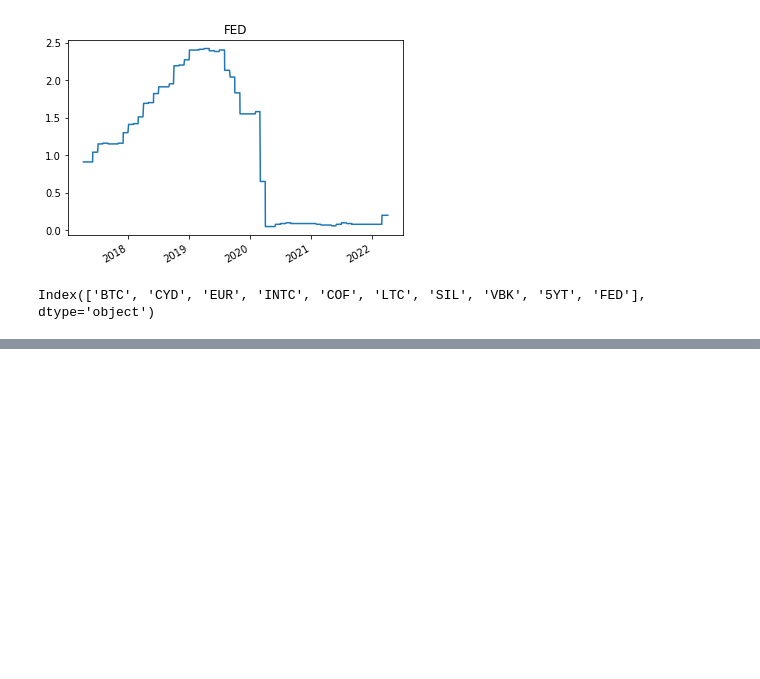
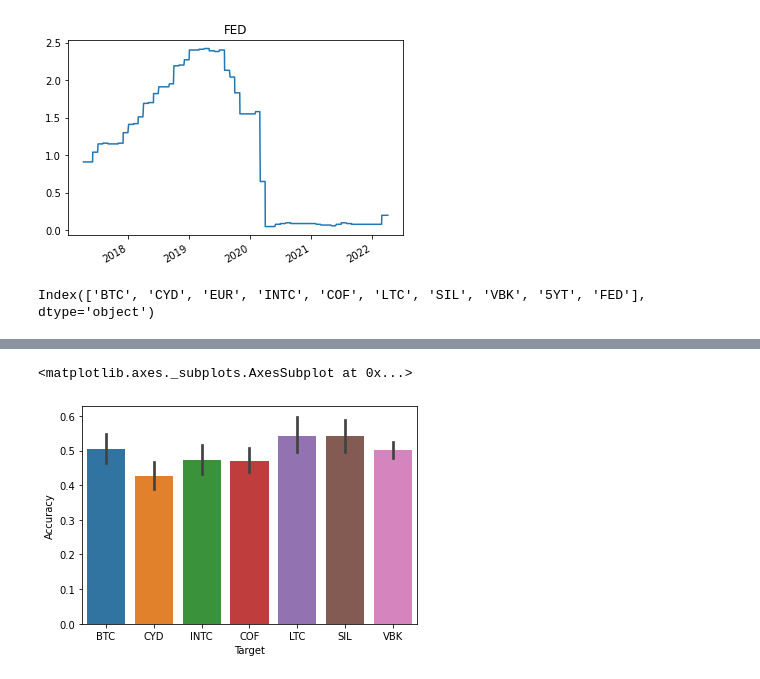
Before and after one commit to tomasz-te/Assets-prices-prediction, a Jupyter notebook: Assets_prices_prediction.ipynb, the cells around one changed output, grey strips where cells are left out. Saved outputs shown, nothing was run; the diff lists cells and outputs as text; code cells hidden in the pictures; blank space fills up the shorter version.

```diff
--- a/Assets_prices_prediction.ipynb
+++ b/Assets_prices_prediction.ipynb
@@ -152,0 +174,6 @@ data.to_csv('Assets_prices_prediction.csv')
+# %%
+train = data.iloc[:int(data.shape[0]*0.8)]
+test = data.iloc[int(data.shape[0]*0.8):]
+predictors = [column for column in data if 'target' not in column]
+targets = [column for column in data if 'target' in column]
+print(predictors, targets)
@@ -152,0 +182,17 @@ data.to_csv('Assets_prices_prediction.csv')
+# %%
+models = []
+models.append(("LR", LogisticRegression()))
+models.append(('TREE', DecisionTreeClassifier()))
+models.append(("RF", RandomForestClassifier()))
+models.append(('KNN', KNeighborsClassifier()))
+models.append(('AB', AdaBoostClassifier()))
+models.append(('GRAD', GradientBoostingClassifier()))
+# %%
+results = []
+for target in targets:
+  for name, model in models:
+    model.fit(train[predictors], train[target])
+    predictions = model.predict(test[predictors])
+    accuracy = accuracy_score(test[target], predictions)
+    results.append((target.strip("_target"), name, accuracy))
+print(results)
@@ -152,0 +215,3 @@ data.to_csv('Assets_prices_prediction.csv')
+# %%
+results_df = pd.DataFrame(results, columns=['Target','Model','Accuracy'])
+results_df.head()
@@ -152,0 +225,5 @@ data.to_csv('Assets_prices_prediction.csv')
+# %%
+sns.barplot(x=results_df['Target'], y=results_df['Accuracy'])
+# %% [output]
+<matplotlib.axes._subplots.AxesSubplot at 0x...>
+[figure, added]
```
Also changed, not shown: parts of 12 cells of this notebook.
